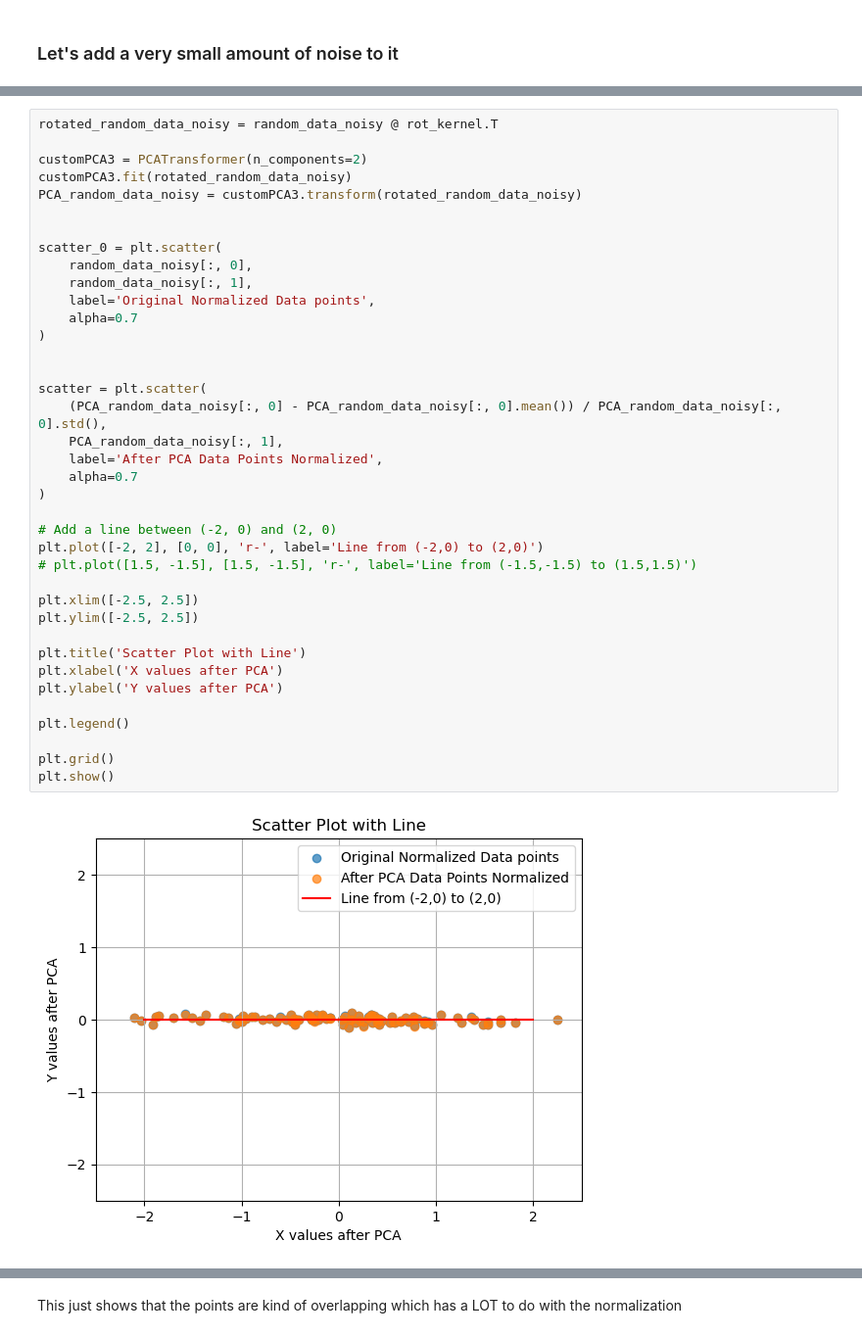
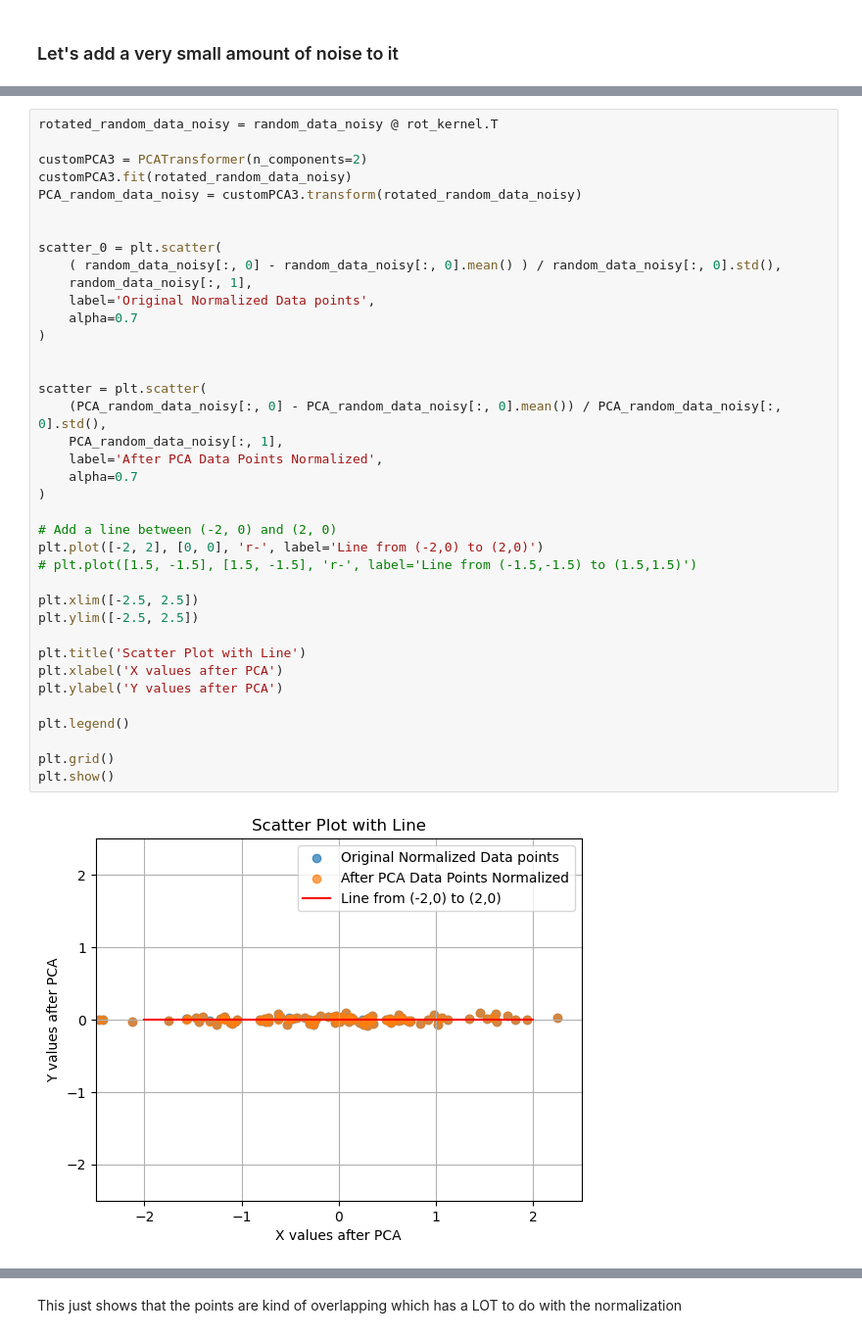
Before and after one commit to moh-C/ML_From_Scratch, a Jupyter notebook: PCAFromScratch.ipynb, the cells around one changed output, grey strips where cells are left out. Shown: that part at 98% size. Cells and saved outputs as stored; diff of their text form.

```diff
--- a/PCAFromScratch.ipynb
+++ b/PCAFromScratch.ipynb
@@ -463,37 +463,37 @@ PCA_random_data_noisy = customPCA3.transform(rotated_random_data_noisy)
 
 
 scatter_0 = plt.scatter(
-    random_data_noisy[:, 0],
+    ( random_data_noisy[:, 0] - random_data_noisy[:, 0].mean() ) / random_data_noisy[:, 0].std(),
     random_data_noisy[:, 1],
     label='Original Normalized Data points',
     alpha=0.7
 )
 
 
 scatter = plt.scatter(
     (PCA_random_data_noisy[:, 0] - PCA_random_data_noisy[:, 0].mean()) / PCA_random_data_noisy[:, 0].std(),
     PCA_random_data_noisy[:, 1],
     label='After PCA Data Points Normalized',
     alpha=0.7
 )
 
 # Add a line between (-2, 0) and (2, 0)
 plt.plot([-2, 2], [0, 0], 'r-', label='Line from (-2,0) to (2,0)')
 # plt.plot([1.5, -1.5], [1.5, -1.5], 'r-', label='Line from (-1.5,-1.5) to (1.5,1.5)')
 
 plt.xlim([-2.5, 2.5])
 plt.ylim([-2.5, 2.5])
 
 plt.title('Scatter Plot with Line')
 plt.xlabel('X values after PCA')
 plt.ylabel('Y values after PCA')
 
 plt.legend()
 
 plt.grid()
 plt.show()
 # %% [output]
-[figure, old version]
+[figure, new version]
 # %%
 customPCA3.eigenvalues_, customPCA3.eigenvectors_
 # %% [output]
```
Also changed, not shown: parts of 8 cells of this notebook.
